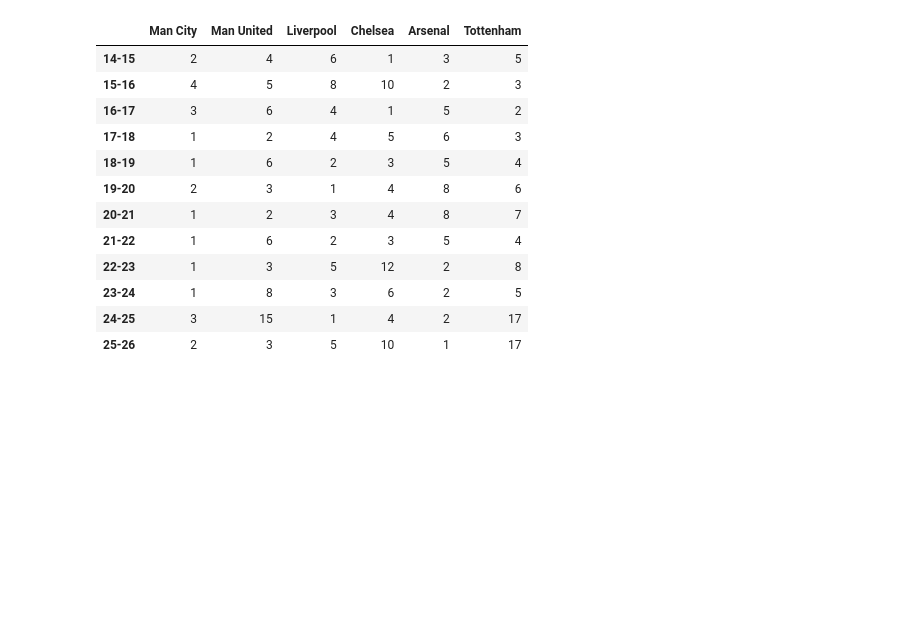
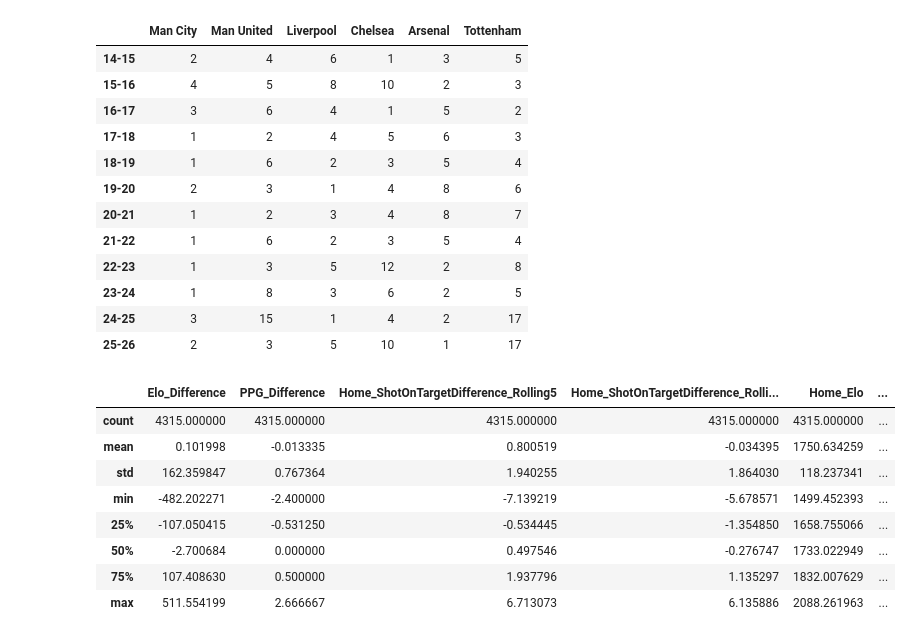
Before and after one commit to pocem/ML-football-odds, a Jupyter notebook: eda.ipynb, the cells around one changed output. Cells and saved outputs as stored; diff of their text form; code cells hidden in the pictures; blank space fills up the shorter version.

```diff
--- a/eda.ipynb
+++ b/eda.ipynb
@@ -577,3 +577,38 @@ Note: pl18-19.csv has no Time column — filled with placeholder '00:00'
 | 23-24 | 1 | 8 | 3 | 6 | 2 | 5 |
 | 24-25 | 3 | 15 | 1 | 4 | 2 | 17 |
 | 25-26 | 2 | 3 | 5 | 10 | 1 | 17 |
+# %%
+import pandas as pd
+
+data = pd.read_csv(r'C:\Users\misog\SCHOOL\Summer project\ML-football-odds\dataset\all_seasons_14window_ppg.csv')
+
+# Same top-15 features by RF importance used in the report's correlation matrix figure
+FEATURES = [
+    "Elo_Difference",
+    "PPG_Difference",
+    "Home_ShotOnTargetDifference_Rolling5",
+    "Home_ShotOnTargetDifference_RollingTeam7",
+    "Home_Elo",
+    "Home_ShotDifference_Rolling5",
+    "Home_deep_Rolling5",
+    "Home_ShotsOnTarget_Rolling5",
+    "Home_Shots_Rolling5",
+    "Away_ShotOnTargetDifference_RollingTeam7",
+    "Away_Elo",
+    "Away_xG_RollingTeam7",
+    "Away_ShotDifference_RollingTeam7",
+    "Home_xG_Rolling5",
+    "Home_GoalDifference_Rolling5",
+]
+
+data[FEATURES].describe()
+# %% [output]
+|  | Elo_Difference | PPG_Difference | Home_ShotOnTargetDifference_Rolling5 | Home_ShotOnTargetDifference_Rolli... | Home_Elo | ... |
+| count | 4315.000000 | 4315.000000 | 4315.000000 | 4315.000000 | 4315.000000 | ... |
+| mean | 0.101998 | -0.013335 | 0.800519 | -0.034395 | 1750.634259 | ... |
+| std | 162.359847 | 0.767364 | 1.940255 | 1.864030 | 118.237341 | ... |
+| min | -482.202271 | -2.400000 | -7.139219 | -5.678571 | 1499.452393 | ... |
+| 25% | -107.050415 | -0.531250 | -0.534445 | -1.354850 | 1658.755066 | ... |
+| 50% | -2.700684 | 0.000000 | 0.497546 | -0.276747 | 1733.022949 | ... |
+| 75% | 107.408630 | 0.500000 | 1.937796 | 1.135297 | 1832.007629 | ... |
+| max | 511.554199 | 2.666667 | 6.713073 | 6.135886 | 2088.261963 | ... |
```
Also changed, not shown: 20 other files.
